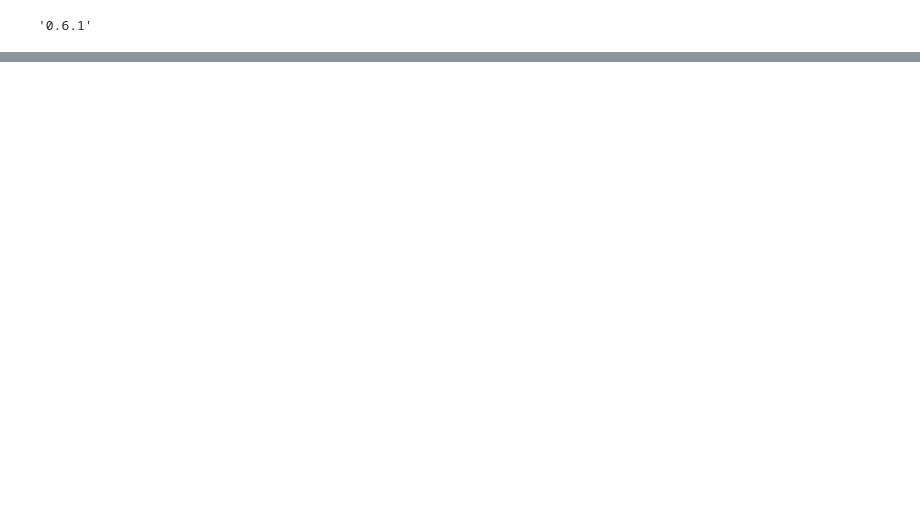
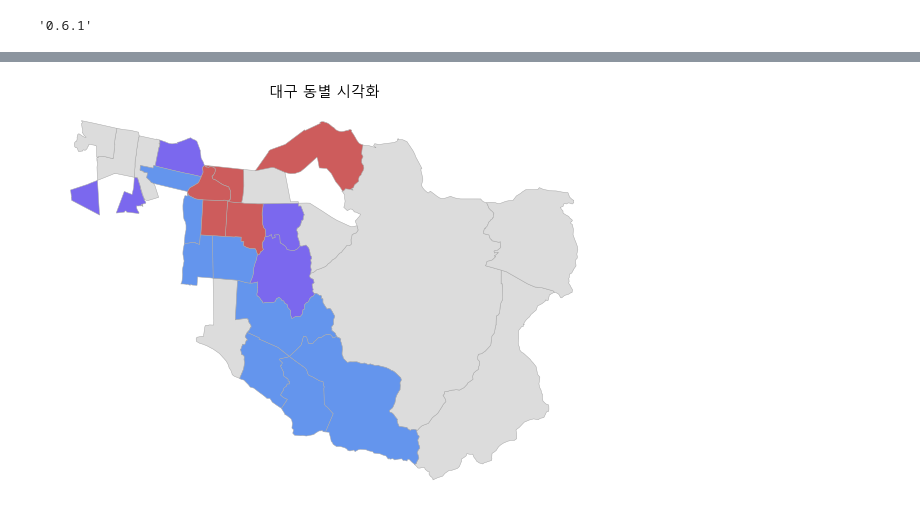
Before and after one commit to SeoroMin/dacon_jejucard, a Jupyter notebook: sangmin/geopandas.ipynb, the cells around one changed output, grey strips where cells are left out. Saved outputs shown, nothing was run; the diff lists cells and outputs as text; code cells hidden in the pictures; blank space fills up the shorter version.

```diff
--- a/sangmin/geopandas.ipynb
+++ b/sangmin/geopandas.ipynb
@@ -8,5 +26,2 @@ gpd.__version__
 # %%
 import fiona
-# %%
-plt.rcParams["font.family"] = 'NanumGothic'
-plt.rcParams["figure.figsize"] = (10,10)
@@ -50,0 +33,5 @@ geo
+# %%
+district = pd.read_excel("district2.xlsx")
+result = pd.read_excel("final.xlsx")
+dong = gpd.read_file(file2, encoding='cp949')
+geo = gpd.read_file(file, encoding='cp949')
@@ -114,0 +74,8 @@ plt.show()
+# %%
+# 대구의 결과값 분리
+merge_daegu_x = merge_daegu[merge_daegu["result"] == "X"]
+merge_daegu_all = merge_daegu[merge_daegu["result"] == "ALL"]
+merge_daegu_gudok = merge_daegu[merge_daegu["result"] == "구독경제"]
+merge_daegu_gudok_n = merge_daegu[merge_daegu["result"] == "구독경제(N)"]
+merge_daegu_drive = merge_daegu[merge_daegu["result"] == "드라이브 스루"]
+merge_daegu_drive_n = merge_daegu[merge_daegu["result"] == "드라이브 스루(N)"]
@@ -114,0 +128,13 @@ plt.show()
+# %%
+# 대구 시각화
+ax = merge_daegu_x.plot(column="result", legend=True, categorical=True, color="gainsboro", edgecolor="darkgray")
+ax.set_title("대구 동별 시각화")
+merge_daegu_all.plot(ax=ax, column="result", legend=True, categorical=True, color="mediumslateblue", edgecolor="darkgray")
+merge_daegu_gudok.plot(ax=ax, column="result", legend=True, categorical=True, color="cornflowerblue", edgecolor="darkgray")
+merge_daegu_gudok_n.plot(ax=ax, column="result", legend=True, categorical=True, color="cornflowerblue", edgecolor="darkgray")
+merge_daegu_drive.plot(ax=ax, column="result", legend=True, categorical=True, color="indianred", edgecolor="darkgray")
+merge_daegu_drive_n.plot(ax=ax, column="result", legend=True, categorical=True, color="indianred", edgecolor="darkgray")
+ax.set_axis_off()
+plt.show()
+# %% [output]
+[figure, added]
```
Also changed, not shown: parts of 28 cells of this notebook.
